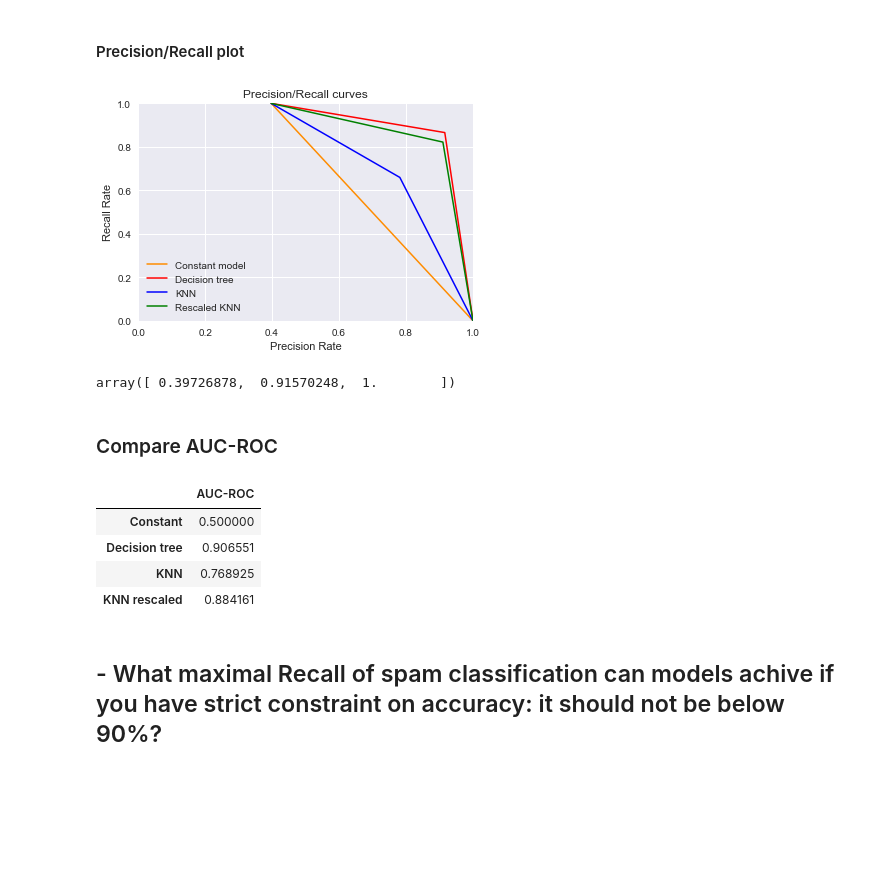
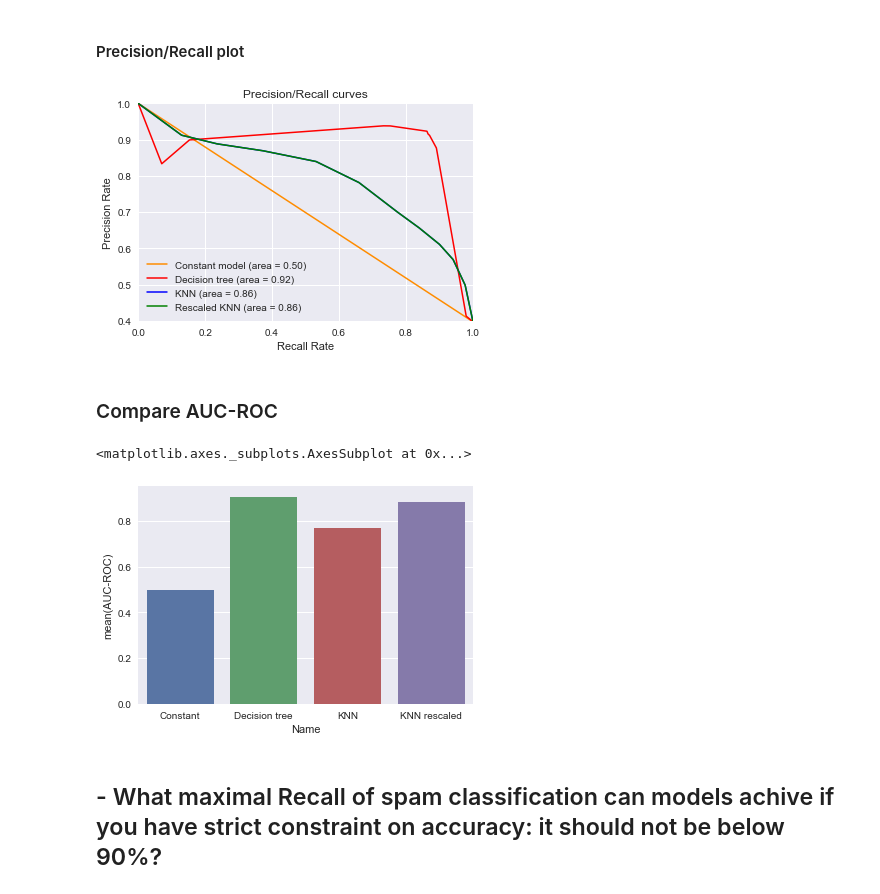
Before and after one commit to Rhymmor/ML-course-reports, a Jupyter notebook: Spam classification report/Model Evaluation.ipynb, the cells around one changed output. Saved outputs shown, nothing was run; the diff lists cells and outputs as text; code cells hidden in the pictures; blank space fills up the shorter version.

```diff
--- a/Spam classification report/Model Evaluation.ipynb
+++ b/Spam classification report/Model Evaluation.ipynb
@@ -651,3 +551,4 @@ neigh.fit(X, y)
 
 knn = {}
 knn['pred'] = neigh.predict(test)
+knn['pred_prob'] = [x[1] for x in neigh.predict_proba(test)]
@@ -715,12 +596,4 @@ neigh.fit(X, y)
 
 knnr = {}
 knnr['pred'] = neigh.predict(test)
+knnr['pred_prob'] = [x[1] for x in neigh.predict_proba(test)]
-# %%
-knnr['tp'] = TP(knnr['pred'], test_res)
-knnr['tn'] = TN(knnr['pred'], test_res)
-knnr['fp'] = FP(knnr['pred'], test_res)
-knnr['fn'] = FN(knnr['pred'], test_res)
-print "TP =", knnr['tp']
-print "TN =", knnr['tn']
-print "FP =", knnr['fp']
-print "FN =", knnr['fn']
@@ -732,9 +599,0 @@ FN = 114
-# %%
-knnr['acc'] = ACC(TP=knnr['tp'], TN=knnr['tn'], FP=knnr['fp'], FN=knnr['fn'])
-knnr['prec'] = PREC(TP=knnr['tp'], FP=knnr['fp'])
-knnr['rec'] = REC(TP=knnr['tp'], FN=knnr['fn'])
-knnr['f1'] = F1(TP=knnr['tp'], FP=knnr['fp'], FN=knnr['fn'])
-print "Accuracy =", knnr['acc']
-print "Precision =", knnr['prec']
-print "Recall =", knnr['rec']
-print "F1 =", knnr['f1']
@@ -884,45 +728,39 @@ knnr['precr'], knnr['recr'], knnr['thresholds'] = metrics.precision_recall_curve
 # %%
+from sklearn.metrics import roc_auc_score
 plt.figure()
 lw = 1.5
-plt.plot(const1['precr'], const1['recr'], color='darkorange',
-         lw=1.5, label='Constant model')
-plt.plot(dts['precr'], dts['recr'], color='red',
-         lw=1.5, label='Decision tree')
-plt.plot(knn['precr'], knn['recr'], color='blue',
-         lw=1.5, label='KNN')
-plt.plot(knnr['precr'], knnr['recr'], color='green',
-         lw=1.5, label='Rescaled KNN')
+plt.plot(const1['recr'], const1['precr'], color='darkorange',
+         lw=1.5, label='Constant model (area = %0.2f)' % roc_auc_score(np.array(test_res), np.array(const1['pred_prob'])))
+plt.plot(dts['recr'], dts['precr'], color='red',
+         lw=1.5, label='Decision tree (area = %0.2f)' % roc_auc_score(np.array(test_res), np.array(dts['pred_prob'])))
+plt.plot(knn['recr'], knn['precr'], color='blue',
+         lw=1.5, label='KNN (area = %0.2f)' % roc_auc_score(np.array(test_res), np.array(knn['pred_prob'])))
+plt.plot(knnr['recr'], knnr['precr'], color='green',
+         lw=1.5, label='Rescaled KNN (area = %0.2f)' % roc_auc_score(np.array(test_res), np.array(knnr['pred_prob'])))
 plt.xlim([0.0, 1.0])
-plt.ylim([0.0, 1.0])
-plt.xlabel('Precision Rate')
-plt.ylabel('Recall Rate')
+plt.ylim([0.4, 1.0])
+plt.xlabel('Recall Rate')
+plt.ylabel('Precision Rate')
 plt.title('Precision/Recall curves')
 plt.legend(loc="lower left")
 plt.show()
-dts['precr']
 # %% [output]
-[figure, old version]
+[figure, new version]
-array([ 0.39726878,  0.91570248,  1.        ])
 # %% [markdown]
 ### Compare AUC-ROC
 # %%
-from sklearn.metrics import roc_auc_score
-
 const1['auc'] = roc_auc_score(np.array(test_res), np.array(const1['pred']))
 dts['auc'] = roc_auc_score(np.array(test_res), np.array(dts['pred']))
 knn['auc'] = roc_auc_score(np.array(test_res), np.array(knn['pred']))
 knnr['auc'] = roc_auc_score(np.array(test_res), np.array(knnr['pred']))
 
 auc = pd.DataFrame({})
-auc = auc.reindex(index=['Constant', 'Decision tree', 'KNN', 'KNN rescaled'])
+auc['Name'] = ['Constant', 'Decision tree', 'KNN', 'KNN rescaled']
 auc['AUC-ROC'] = [const1['auc'], dts['auc'], knn['auc'], knnr['auc']]
-auc
+sns.barplot(x='Name', y='AUC-ROC', data=auc)
 # %% [output]
-|  | AUC-ROC |
-| Constant | 0.500000 |
-| Decision tree | 0.906551 |
-| KNN | 0.768925 |
-| KNN rescaled | 0.884161 |
+<matplotlib.axes._subplots.AxesSubplot at 0x...>
+[figure, added]
 # %% [markdown]
 ## - What maximal Recall of spam classification can models achive if you have strict constraint on accuracy: it should not be below 90%?
 # %% [markdown]
```
Also changed, not shown: parts of 48 cells of this notebook.
